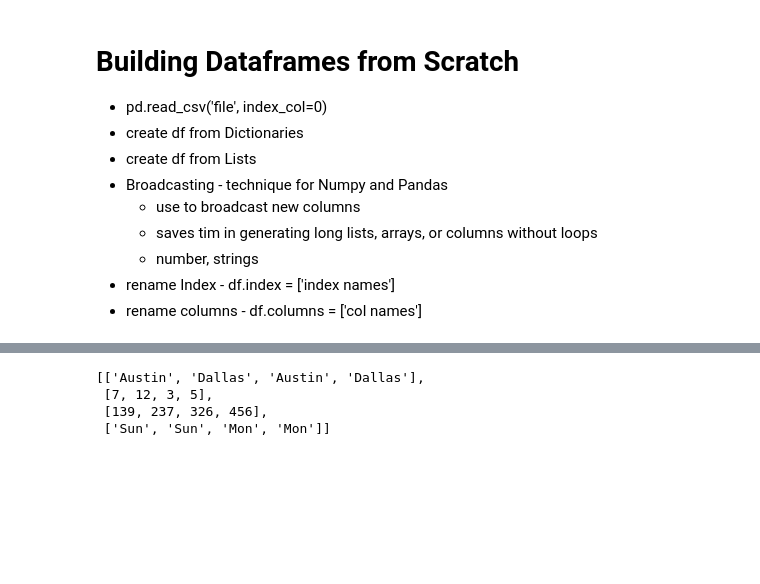
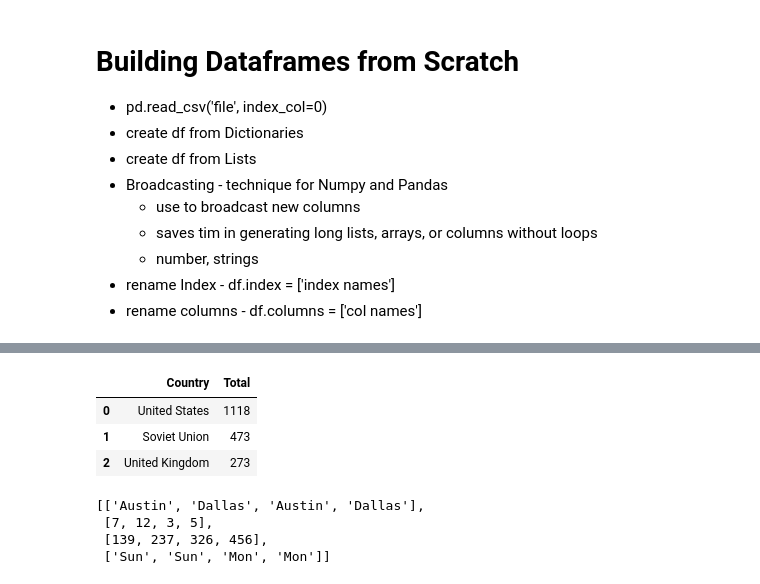
Before and after one commit to naidaire/pd_foundations, a Jupyter notebook: Pandas Foundation.ipynb, the cells around one changed output, grey strips where cells are left out. Saved outputs shown, nothing was run; the diff lists cells and outputs as text; code cells hidden in the pictures; blank space fills up the shorter version.

```diff
--- a/Pandas Foundation.ipynb
+++ b/Pandas Foundation.ipynb
@@ -97,3 +109,24 @@ df = pd.DataFrame(data_dict)
+# %%
+list_keys = ['Country', 'Total']
+
+list_values = [['United States', 'Soviet Union', 'United Kingdom'], [1118, 473, 273]]
+# %%
+# list of tuples using zip
+
+zipped = list(zip(list_keys, list_values))
+# %%
+# construct a dictionary using dict()
+
+data = dict(zipped)
+# %%
+df_countries = pd.DataFrame(data)
+# %%
+df_countries
+# %% [output]
+|  | Country | Total |
+| 0 | United States | 1118 |
+| 1 | Soviet Union | 473 |
+| 2 | United Kingdom | 273 |
 # %%
 # Building Dataframes from lists
 
```
Also changed, not shown: parts of 21 cells of this notebook, 4 other files.
